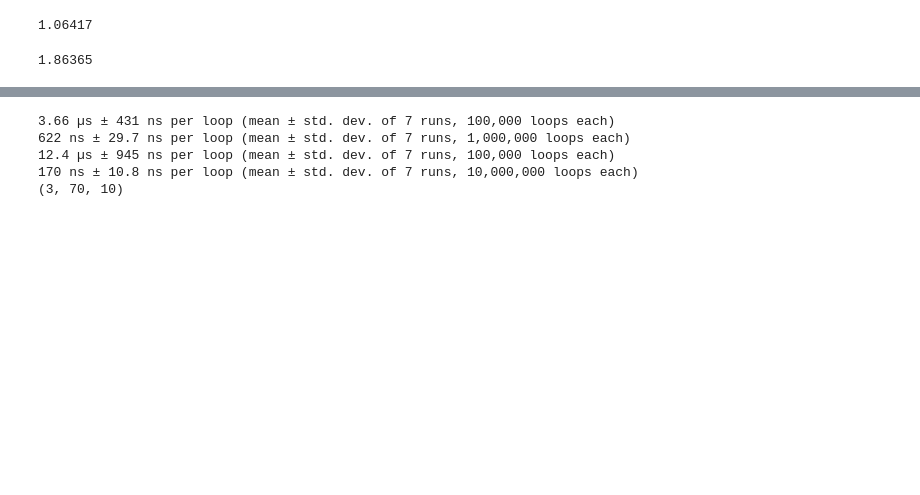
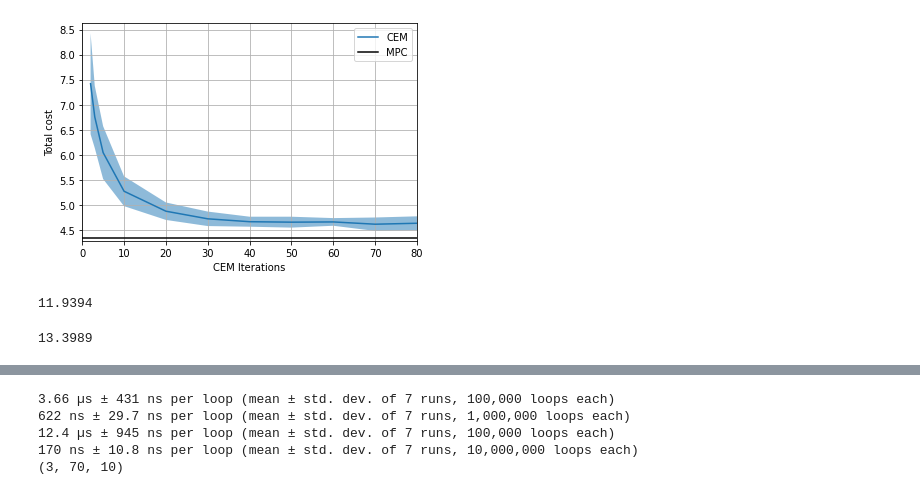
Before and after one commit to sehoon74/contact_mpc, a Jupyter notebook: test_mpc.ipynb, the cells around one changed output, grey strips where cells are left out. Drawn from its saved outputs; the diff is of its cells as text; code cells hidden in the pictures; blank space fills up the shorter version.

```diff
--- a/test_mpc.ipynb
+++ b/test_mpc.ipynb
@@ -21,8 +18,16 @@ ipopt_options = yaml_load('config/ipopt_options.yaml')
 
 _, robots, contacts = spawn_models(robot_path = "config/franka.yaml",
                                    attr_path  = "config/attrs.yaml",
-                                   contact_path = "config/contact.yaml",
+                                   contact_path = "config/contact_test.yaml",
                                    sym_vars = [])
+q0 = np.ones(7)
+dq0 = 0.05*np.ones(7)
+
+params = {'q': q0,
+          'dq': dq0,
+          'belief_free':1.0,
+          'belief_point':0.0,
+          'imp_stiff':400*ca.DM.ones(3),}
 # %%
 from robot import Robot
 from contact import Contact
@@ -59,13 +61,22 @@ res = mpc.robots['free'].rollout(ca.DM.zeros((14)), np.random.randn(3,mpc_params
 # %%
 # solve time, mpc
 import time
+from mpc import MPC
+
+params = {'q': q0,
+          'dq': dq0,
+          'belief_free':0.0,
+          'belief_point':1.0,
+          'imp_stiff':400*ca.DM.ones(3),}
+
+
 mpc_params= yaml_load('config/mpc_params.yaml')
-mpc = MPC(robots={'free':rob}, mpc_params = mpc_params, ipopt_options = ipopt_options)
-N = 100
+mpc = MPC(robots, mpc_params = mpc_params, ipopt_options = ipopt_options)
+N = 20
 times = []
 costs = []
 for _ in range(N):
-    params['q'] += 0.05*np.random.randn(7) # perturb initial state
+    params['q'] = 0.05*np.random.randn(7) # perturb initial state
     tic = time.perf_counter()
     cost, _ = mpc.solve(params)
     times.append(time.perf_counter()-tic)
@@ -74,4 +85,6 @@ print(f'Cold start time:  {times[0]} sec')
 print(f'Cold start rate:  {1/times[0]} Hz')
 print(f'Warm start rate: {1/np.mean(times[1:])} Hz')
 print(f'Cost mean: {np.mean(costs)}, cov: {np.cov(costs)}')
+mpc_cost_mean = np.mean(costs)
+mpc_cost_std = np.cov(costs)
 # %% [output]
@@ -104,3 +131,17 @@ print(f'Cost mean: {np.mean(costs)}, cov: {np.cov(costs)}')
+# %%
+plt.plot(iters, iter_cost_mean, label='CEM')
+mu = np.array(iter_cost_mean)
+sig = np.array(iter_cost_std)
+plt.fill_between(iters, mu-sig, mu+sig, alpha=0.5)
+
+plt.axhline(y=mpc_cost_mean, color='k', label='MPC')
+plt.legend()
+plt.xlim(0,iters[-1])
+plt.xlabel('CEM Iterations')
+plt.ylabel('Total cost')
+plt.savefig('mpc_vs_cem_num_iter.pdf')
+# %% [output]
+[figure, added]
 # %%
 from robot import Robot
 from helper_fns import spawn_models
@@ -111,39 +152,35 @@ ipopt_options = yaml_load('config/ipopt_options.yaml')
 
 _, robots, contacts = spawn_models(robot_path = "config/franka.yaml",
                                    attr_path  = "config/attrs.yaml",
-                                   contact_path = "config/contact.yaml",
+                                   contact_path = "config/contact_test.yaml",
                                    sym_vars = [])
-rob = robots['free']
 mpc_params = yaml_load('config/mpc_params.yaml')
-mpc = MPC(robots={'free':rob}, mpc_params=mpc_params, ipopt_options = ipopt_options)
+mpc = MPC(robots, mpc_params=mpc_params, ipopt_options = ipopt_options)
 params = {'q': ca.DM.zeros(7),
           'dq': ca.DM.zeros(7),
-          'belief_free':1.0,
+          'belief_free':0.0,
+          'belief_point':1.0,
           'imp_stiff':400*ca.DM.ones(3),}
 cost, res = mpc.solve(params)
-res['imp_stiff'] = params['imp_stiff']
-traj = rob.get_ext_state(res)
+traj = robots['point'].get_ext_state(res)
 print(cost)
 #print(traj['imp_rest'])
 p_mpc = np.squeeze(np.array(traj['p']))
 u_mpc = np.squeeze(np.array(traj['imp_rest']))
 # %% [output]
-1.06417
+11.9394
 # %%
 mpc_params = yaml_load('config/mpc_params.yaml')
-mpc = MPC(robots={'free':rob}, mpc_params=mpc_params, ipopt_options = ipopt_options)
+mpc = MPC(robots, mpc_params=mpc_params, ipopt_options = ipopt_options)
 mpc.icem_init()
-# %timeit rob.rollout_map(ca.DM.zeros(14), ca.DM.zeros(3, 6*80), ca.DM.zeros(3))
-# w/ map: 53 ms, w/o rollout is 6 ms for H=7
-#%timeit mpc.icem_warmstart(ca.DM.zeros(14), mpc_params, rob)
-#print(cost)
-#print(best_u)
-traj_cem = rob.get_ext_state(res)
+cost, res = mpc.icem_solve(params)
+
+traj_cem = robots['point'].get_ext_state(res)
 p_cem = np.squeeze(np.array(traj_cem['p']))
 u_cem = np.squeeze(np.array(traj_cem['imp_rest']))
 print(cost)
 # %% [output]
-1.86365
+13.3989
 # %%
 import matplotlib.pyplot as plt
 import numpy as np
```
Also changed, not shown: parts of 5 cells of this notebook, 11 other files.
